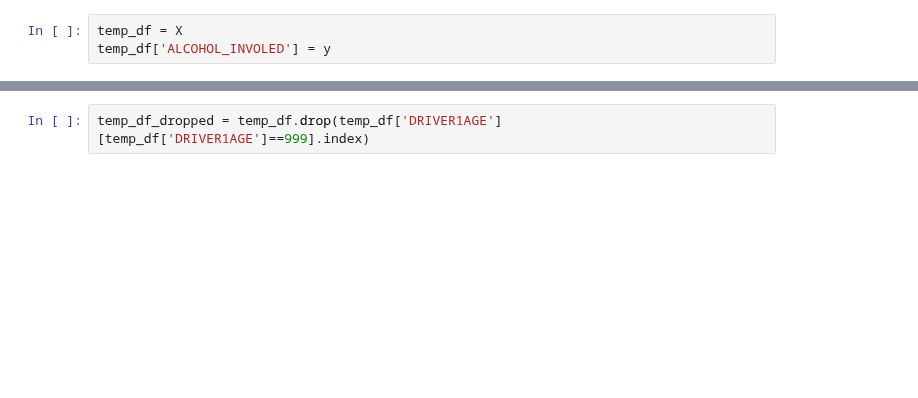
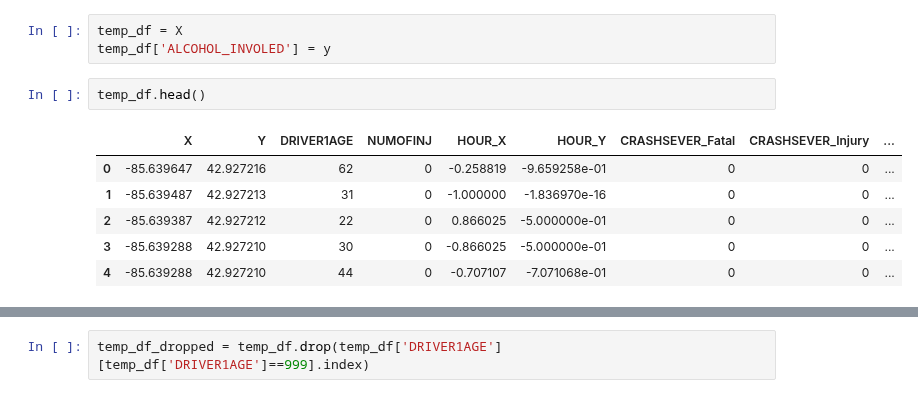
Before and after one commit to collinprather/Big-Data-Ignite-2018, a Jupyter notebook: Preprocessing_3.ipynb, the cells around one changed output, grey strips where cells are left out. Cells and saved outputs as stored; diff of their text form; blank space fills up the shorter version.

```diff
--- a/Preprocessing_3.ipynb
+++ b/Preprocessing_3.ipynb
@@ -488,3 +475,12 @@ temp_y_dropped = temp_y.drop(temp_y[temp_y==999].index)
 # %%
 temp_df = X
 temp_df['ALCOHOL_INVOLED'] = y
+# %%
+temp_df.head()
+# %% [output]
+|  | X | Y | DRIVER1AGE | NUMOFINJ | HOUR_X | HOUR_Y | CRASHSEVER_Fatal | CRASHSEVER_Injury | ... |
+| 0 | -85.639647 | 42.927216 | 62 | 0 | -0.258819 | -9.659258e-01 | 0 | 0 | ... |
+| 1 | -85.639487 | 42.927213 | 31 | 0 | -1.000000 | -1.836970e-16 | 0 | 0 | ... |
+| 2 | -85.639387 | 42.927212 | 22 | 0 | 0.866025 | -5.000000e-01 | 0 | 0 | ... |
+| 3 | -85.639288 | 42.927210 | 30 | 0 | -0.866025 | -5.000000e-01 | 0 | 0 | ... |
+| 4 | -85.639288 | 42.927210 | 44 | 0 | -0.707107 | -7.071068e-01 | 0 | 0 | ... |
```
Also changed, not shown: parts of 15 cells of this notebook.
